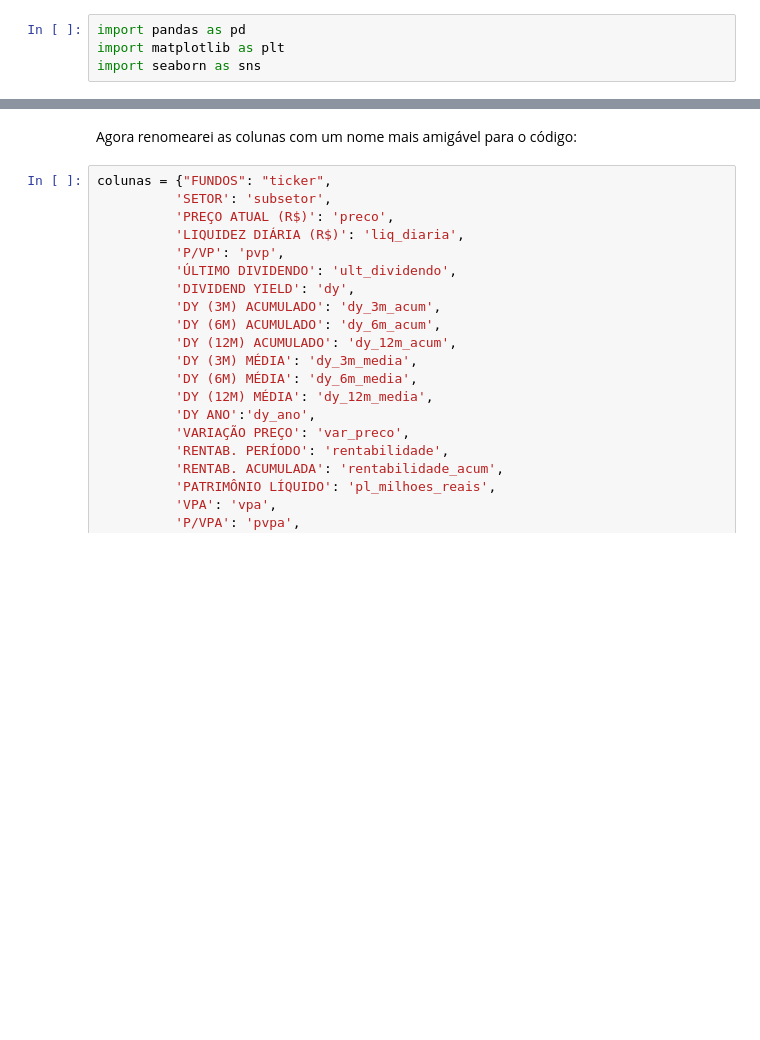
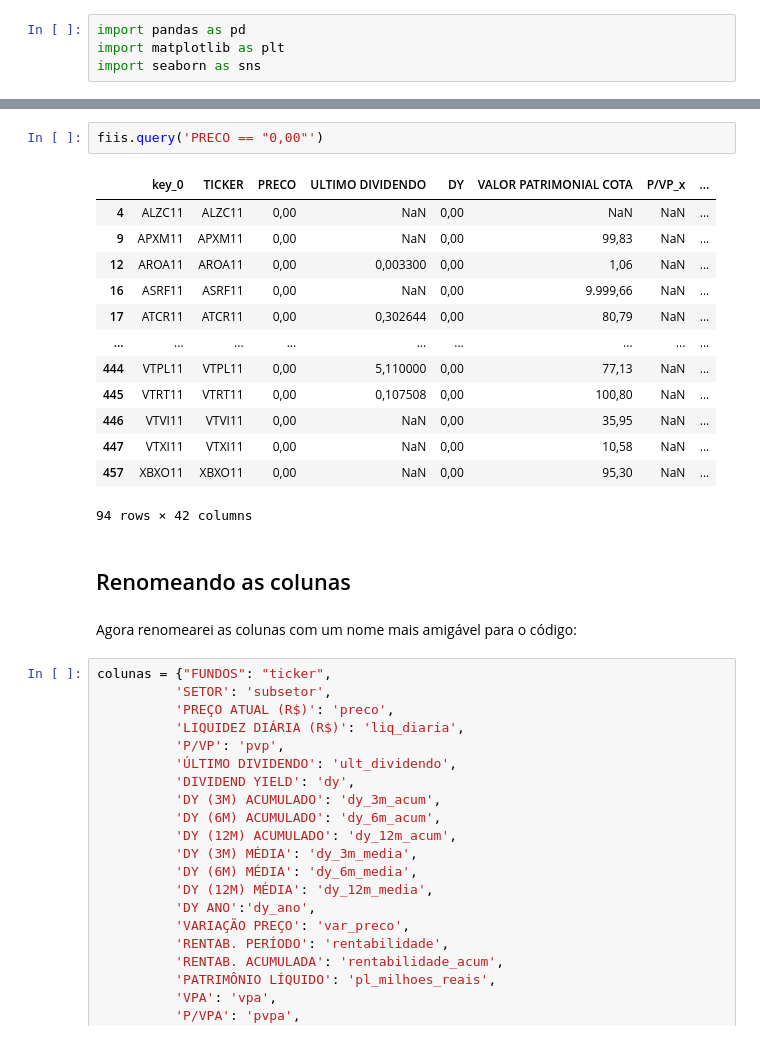
Before and after one commit to Mateus-cpa/analisando_fiis, a Jupyter notebook: analisando-fiis.ipynb, the cells around one changed output, grey strips where cells are left out. Saved outputs shown, nothing was run; the diff lists cells and outputs as text; blank space fills up the shorter version.

```diff
--- a/analisando-fiis.ipynb
+++ b/analisando-fiis.ipynb
@@ -56,3 +249,21 @@ fiis_status
+# %%
+fiis.query('PRECO == "0,00"')
+# %% [output]
+|  | key_0 | TICKER | PRECO | ULTIMO DIVIDENDO | DY | VALOR PATRIMONIAL COTA | P/VP_x | ... |
+| 4 | ALZC11 | ALZC11 | 0,00 | NaN | 0,00 | NaN | NaN | ... |
+| 9 | APXM11 | APXM11 | 0,00 | NaN | 0,00 | 99,83 | NaN | ... |
+| 12 | AROA11 | AROA11 | 0,00 | 0,003300 | 0,00 | 1,06 | NaN | ... |
+| 16 | ASRF11 | ASRF11 | 0,00 | NaN | 0,00 | 9.999,66 | NaN | ... |
+| 17 | ATCR11 | ATCR11 | 0,00 | 0,302644 | 0,00 | 80,79 | NaN | ... |
+| ... | ... | ... | ... | ... | ... | ... | ... | ... |
+| 444 | VTPL11 | VTPL11 | 0,00 | 5,110000 | 0,00 | 77,13 | NaN | ... |
+| 445 | VTRT11 | VTRT11 | 0,00 | 0,107508 | 0,00 | 100,80 | NaN | ... |
+| 446 | VTVI11 | VTVI11 | 0,00 | NaN | 0,00 | 35,95 | NaN | ... |
+| 447 | VTXI11 | VTXI11 | 0,00 | NaN | 0,00 | 10,58 | NaN | ... |
+| 457 | XBXO11 | XBXO11 | 0,00 | NaN | 0,00 | 95,30 | NaN | ... |
+94 rows × 42 columns
+# %% [markdown]
+## Renomeando as colunas
 # %% [markdown]
 Agora renomearei as colunas com um nome mais amigável para o código:
 # %%
```
Also changed, not shown: parts of 37 cells of this notebook.
